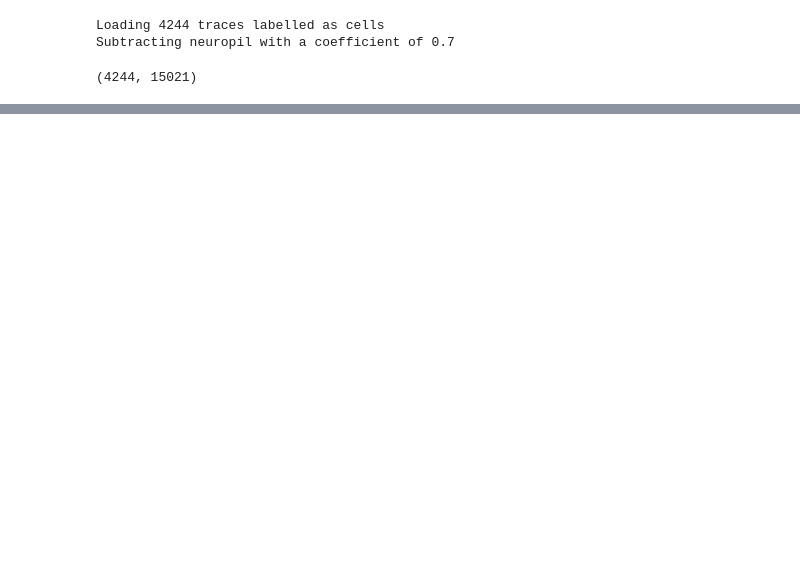
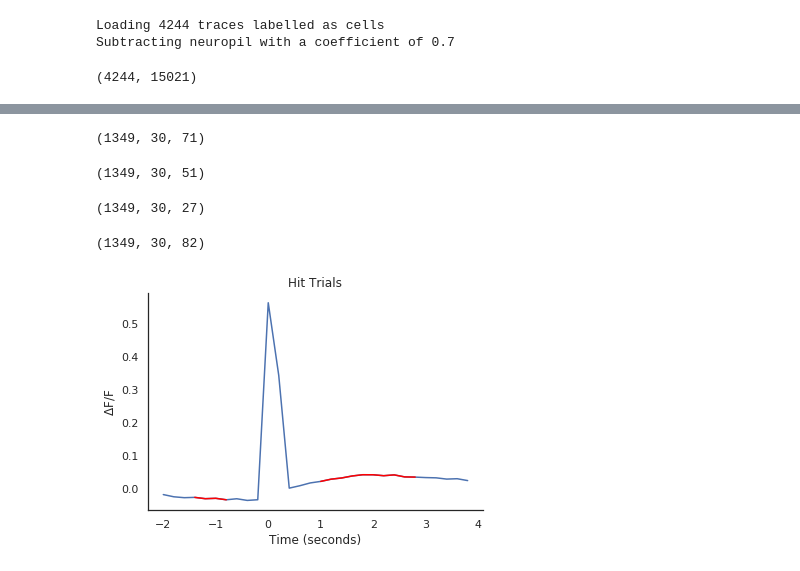
Before and after one commit to Packer-Lab/Vape, a Jupyter notebook: jupyter/imaging behaviour prototype.ipynb, the cells around one changed output, grey strips where cells are left out. Drawn from its saved outputs; the diff is of its cells as text; code cells hidden in the pictures; blank space fills up the shorter version.

Commit message:
working imaging and behaviour alignment in very untidy notebook

```diff
--- a/jupyter/imaging behaviour prototype.ipynb
+++ b/jupyter/imaging behaviour prototype.ipynb
@@ -86,0 +160,5 @@ for n in num_frames:
+# %%
+frame_rate = 5 # per plane
+chunk_size = 4 # number of seconds of frames to analyse per trial
+pre_frames = 10 # number of frames before trial start
+post_frames = 5 # to miss out to get rid of artefact
@@ -86,0 +193,43 @@ for n in num_frames:
+# %%
+outcome = run.outcome[imaging_trial]
+# %%
+hit_flu = trial_flu[:,:,np.where(outcome=='hit')[0]]
+hit_flu.shape
+# %% [output]
+(1349, 30, 71)
+# %%
+miss_flu = trial_flu[:,:,np.where(outcome=='miss')[0]]
+miss_flu.shape
+# %% [output]
+(1349, 30, 51)
+# %%
+fp_flu = trial_flu[:,:,np.where(outcome=='fp')[0]]
+fp_flu.shape
+# %% [output]
+(1349, 30, 27)
+# %%
+cr_flu = trial_flu[:,:,np.where(outcome=='cr')[0]]
+cr_flu.shape
+# %% [output]
+(1349, 30, 82)
+# %%
+grand_hit = np.mean(np.mean(hit_flu,0),1)
+grand_miss = np.mean(np.mean(miss_flu,0),1)
+grand_fp = np.mean(np.mean(fp_flu,0),1)
+grand_cr = np.mean(np.mean(cr_flu,0),1)
+
+pre_stim = range(3,7)
+post_stim = range(15,25)
+# %%
+x_axis = (np.arange(len(grand_hit)) - pre_frames) / frame_rate
+plt.plot(x_axis, grand_hit)
+plt.plot(x_axis[pre_stim], grand_hit[pre_stim], color='red')
+plt.plot(x_axis[post_stim], grand_hit[post_stim], color='red')
+sns.despine()
+plt.ylabel(r'$\Delta $F/F')
+plt.xlabel('Time (seconds)')
+plt.title('Hit Trials')
+plt.savefig(os.path.join(figure_path, 'grand_hit_sta.png'), bbox_inches="tight")
+plt.savefig(os.path.join(figure_path, 'grand_hit_sta.pdf'), bbox_inches="tight")
+# %% [output]
+[figure, added]
```
Also changed, not shown: parts of 36 cells of this notebook, 8 other files.
